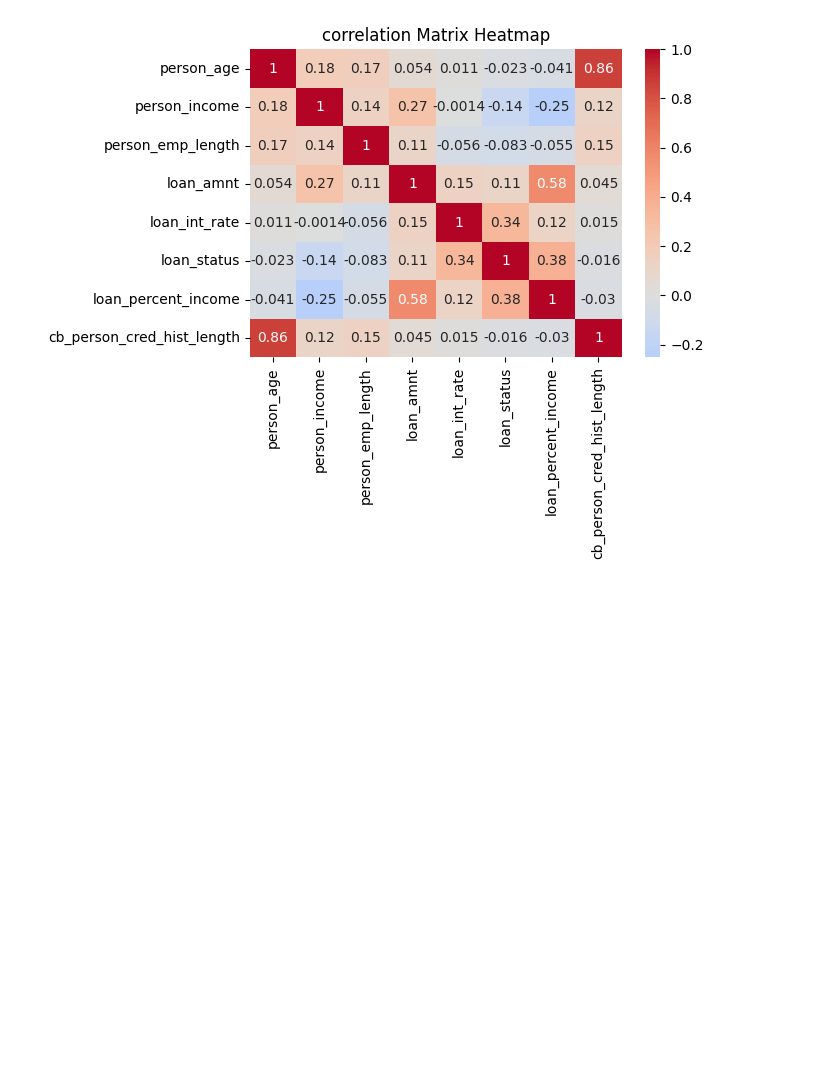
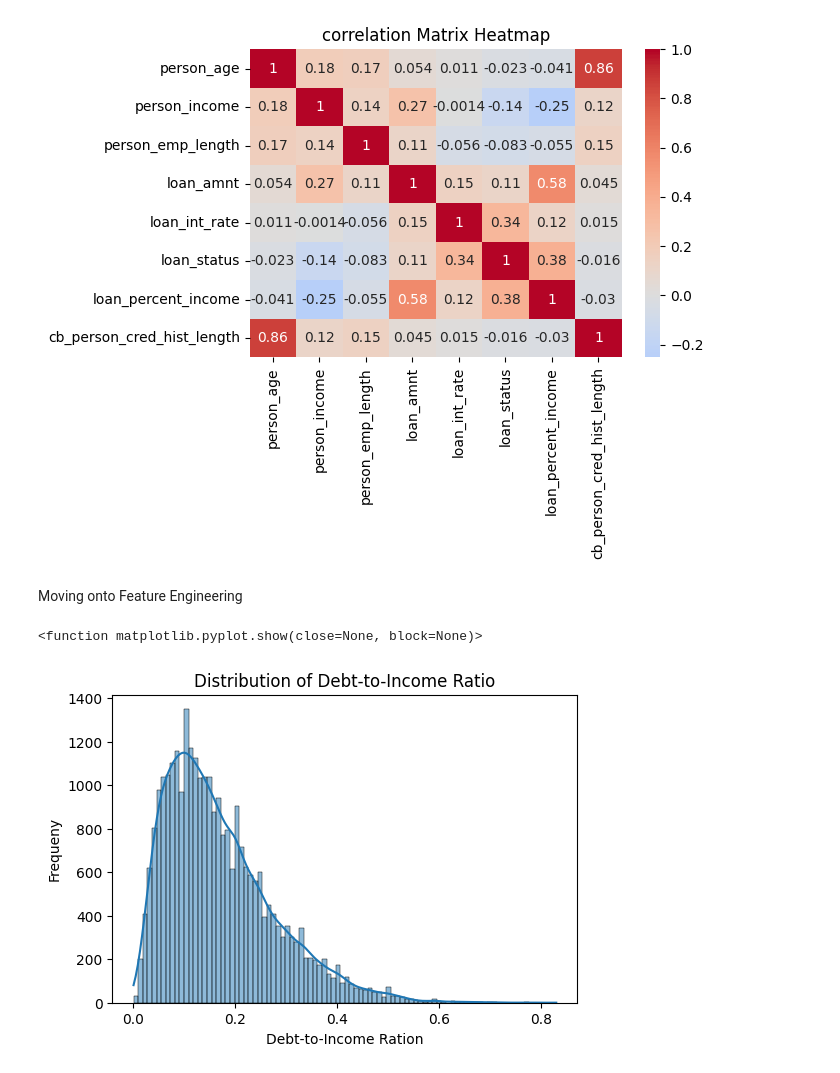
Before and after one commit to Greegs26/credit-risk-assessment, a Jupyter notebook: Exploratory-Data-Analysis.ipynb, the cells around one changed output. Saved outputs shown, nothing was run; the diff lists cells and outputs as text; code cells hidden in the pictures; blank space fills up the shorter version.

```diff
--- a/Exploratory-Data-Analysis.ipynb
+++ b/Exploratory-Data-Analysis.ipynb
@@ -161,3 +177,19 @@ loan_percent_income                    1.000000                   -0.030080
 cb_person_cred_hist_length            -0.030080                    1.000000
 <function matplotlib.pyplot.show(close=None, block=None)>
 [figure]
+# %% [markdown]
+Moving onto Feature Engineering
+# %%
+# create a debt-to-income ratio
+data['debt_to_income_ratio'] = data['loan_amnt'] / data['person_income']
+
+# visualize the distribution
+plt.figure(figsize=(6, 4))
+sns.histplot(data['debt_to_income_ratio'], kde=True)
+plt.title('Distribution of Debt-to-Income Ratio')
+plt.xlabel('Debt-to-Income Ration')
+plt.ylabel('Frequeny')
+plt.show
+# %% [output]
+<function matplotlib.pyplot.show(close=None, block=None)>
+[figure, added]
```
Also changed, not shown: parts of 11 cells of this notebook.
